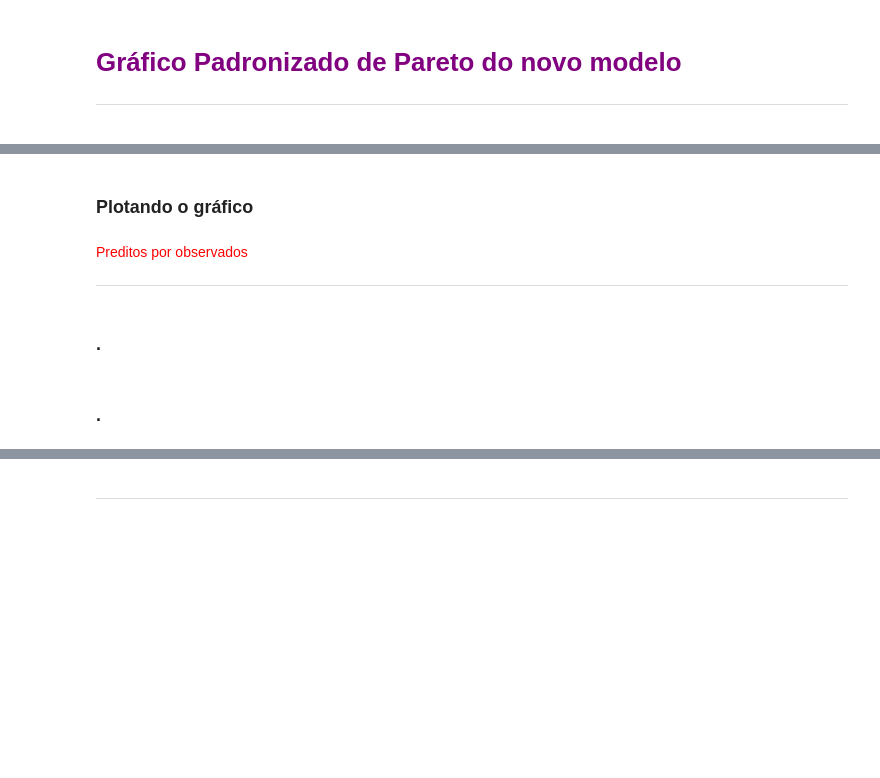
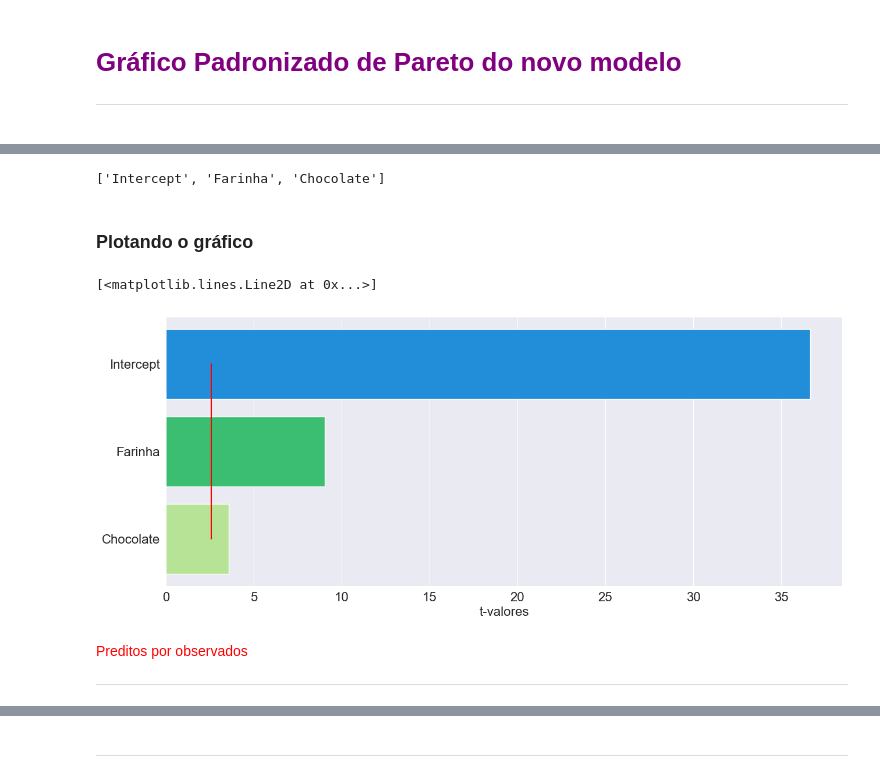
Before and after one commit to ledsouza/Planejamento_experimentos, a Jupyter notebook: Planejamento_experimentos_aula.ipynb, the cells around one changed output, grey strips where cells are left out. Saved outputs shown, nothing was run; the diff lists cells and outputs as text; code cells hidden in the pictures; blank space fills up the shorter version.

Commit message:
Utilizando o modelo

```diff
--- a/Planejamento_experimentos_aula.ipynb
+++ b/Planejamento_experimentos_aula.ipynb
@@ -420,0 +443,2 @@ pareto.plot(limite, nome, 'r')
+# %%
+t_valores = modelo_ajustado_2.tvalues
@@ -421,9 +452,24 @@ pareto.plot(limite, nome, 'r')
+# %%
+nome = t_valores.index.tolist()
+# %%
+nome
+# %% [output]
+['Intercept', 'Farinha', 'Chocolate']
+# %%
+distribuicao = stats.t(df = modelo_ajustado_2.df_resid) # graus de liberdade dos resíduos
+# %%
+limite = [distribuicao.ppf(q = 1 - 0.025)] * len(nome)
 # %% [markdown]
 ### Plotando o gráfico
+# %%
+pareto = sns.barplot(x = t_valores, y = nome)
+pareto.figure.set_size_inches(15, 6)
+pareto.tick_params(labelsize = 16)
+pareto.set_xlabel('t-valores', fontsize = 16)
+pareto.plot(limite, nome, 'r')
+# %% [output]
+[<matplotlib.lines.Line2D at 0x...>]
+[figure, added]
 # %% [markdown]
 <font color='red' style='font-size: 30px;'> Preditos por observados  </font>
 <hr style='border: 2px solid red;'>
-# %% [markdown]
-### .
-# %% [markdown]
-### .
```
Also changed, not shown: parts of 28 cells of this notebook.
